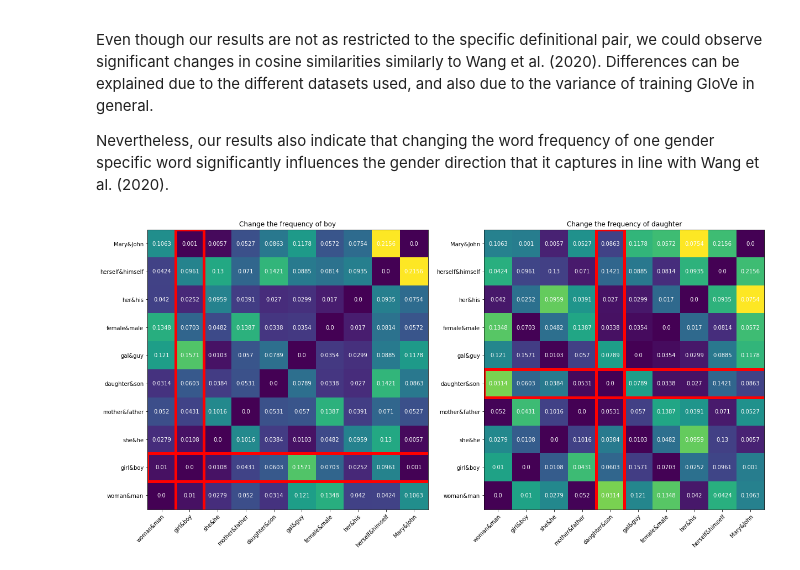
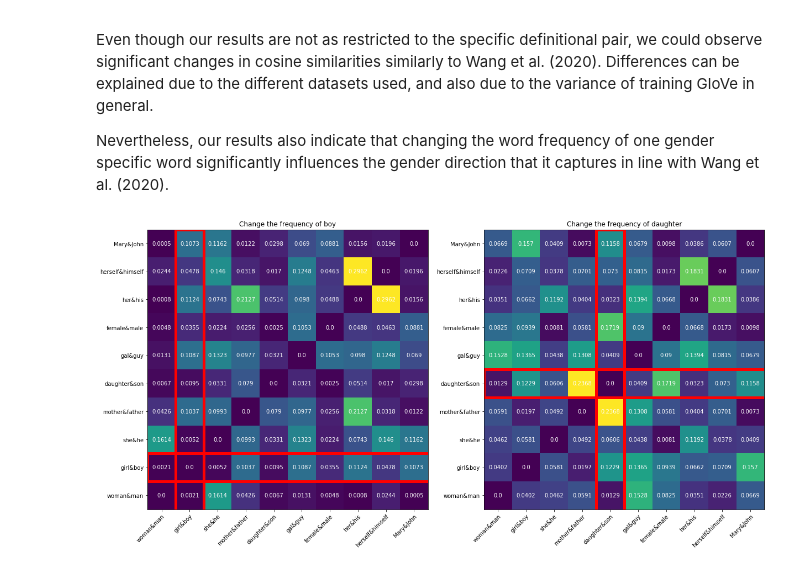
Before and after one commit to kristinakobrock/RepDHDebias, a Jupyter notebook: Frequency_in_Glove.ipynb, the cells around one changed output. Saved outputs shown, nothing was run; the diff lists cells and outputs as text; code cells hidden in the pictures.

```diff
--- a/Frequency_in_Glove.ipynb
+++ b/Frequency_in_Glove.ipynb
@@ -72,17 +72,17 @@ For the training process we used a tensorflow implementation of the GloVe model
 
 This GloVe model is then used to create word embeddings both on the original data and the corpora with changed word frequency statistics for "boy" and for "daughter".
 # %%
-model = tf_glove.GloVeModel(embedding_size=300, context_size=10)
+model = tf_glove.GloVeModel(embedding_size=300, context_size=10, batch_size=128)
 model.fit_to_corpus(data)
 model.train(num_epochs=50)
 # %%
 # train GloVe embeddings on frequency-augmented data (for word "boy")
-model_freq_b = tf_glove.GloVeModel(embedding_size=300, context_size=10)
+model_freq_b = tf_glove.GloVeModel(embedding_size=300, context_size=10, batch_size=128)
 model_freq_b.fit_to_corpus(fake_boy)
 model_freq_b.train(num_epochs=50)
 # %%
 # train GloVe embeddings on frequency-augmented data (for word "daughter")
-model_freq_d = tf_glove.GloVeModel(embedding_size=300, context_size=10)
+model_freq_d = tf_glove.GloVeModel(embedding_size=300, context_size=10, batch_size=128)
 model_freq_d.fit_to_corpus(fake_daughter)
 model_freq_d.train(num_epochs=50)
 # %% [markdown]
@@ -138,29 +138,29 @@ diff_cosine_d = abs(cosine-cosine_freq_d)
 # %%
 fig, axes = plt.subplots(nrows=1, ncols=2, **dict(figsize=(20, 10)))
 axes[0].imshow(np.flip(diff_cosine_b,axis=0))
 axes[1].imshow(np.flip(diff_cosine_d,axis=0))
 
 for ax in axes:
     ax.set_xticks(np.arange(len(utils.definitional_labels)))
     ax.set_yticks(np.arange(len(utils.definitional_labels)))
     ax.set_xticklabels(utils.definitional_labels)
     ax.grid(which="minor", color="r", linestyle='-', linewidth=10)
     ax.set_yticklabels(np.flip(utils.definitional_labels))
     plt.setp(ax.get_xticklabels(), rotation=45, ha="right",rotation_mode="anchor")
 
 for i in range(len(utils.definitional_labels)):
     for j in range(len(utils.definitional_labels)):
         axes[0].text(j,i, np.round(np.flip(diff_cosine_b, axis=0)[i,j], decimals=4),ha="center", va="center", color="w")
-        axes[1].text(j,i, np.round(np.flip(diff_cosine_b,axis=0)[i,j], decimals=4), ha="center", va="center", color="w")
+        axes[1].text(j,i, np.round(np.flip(diff_cosine_d,axis=0)[i,j], decimals=4), ha="center", va="center", color="w")
 
 # add outlines to highlight the augemented words
 axes[0].add_patch(plt.Rectangle((0.5,-0.5), 1, 20,edgecolor="red", linewidth=5, fill=False))
 axes[0].add_patch(plt.Rectangle((-0.5,7.5), 20, 1,edgecolor="red", linewidth=5, fill=False))
 axes[1].add_patch(plt.Rectangle((3.5,-0.5), 1, 20,edgecolor="red", linewidth=5, fill=False))
 axes[1].add_patch(plt.Rectangle((-0.5,4.5), 20, 1,edgecolor="red", linewidth=5, fill=False))
 
 axes[0].set_title("Change the frequency of boy")
 axes[1].set_title("Change the frequency of daughter")
 plt.show()
 # %% [output]
-[figure, old version]
+[figure, new version]
```
Also changed, not shown: parts of 1 cell of this notebook.
